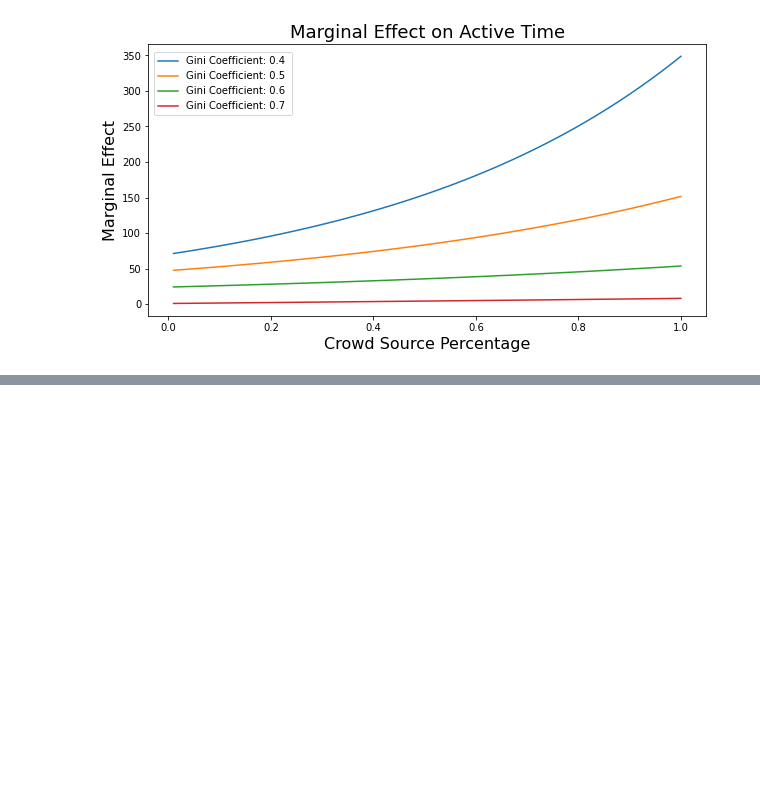
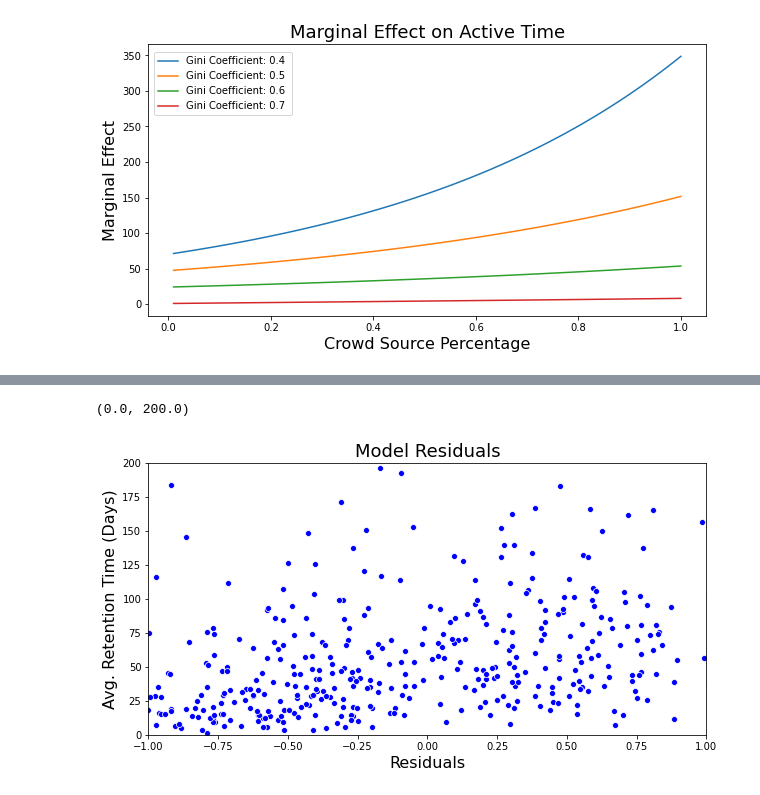
Before and after one commit to MthwRobinson/sh-network-paper, a Jupyter notebook: notebooks/analysis.ipynb, the cells around one changed output, grey strips where cells are left out. Cells and saved outputs as stored; diff of their text form; code cells hidden in the pictures; blank space fills up the shorter version.

```diff
--- a/notebooks/analysis.ipynb
+++ b/notebooks/analysis.ipynb
@@ -1230,0 +1248,14 @@ Text(0.5, 0, 'Crowd Source Percentage')
+# %%
+formula = """
+avg_retention_time ~ -1 + crowd_pct + crowd_pct_2 + crowd_pct_3 +
+    gini_coefficient + avg_clustering +
+    giniXavg_min_path + giniXclustering +
+    avg_min_path_2 + avg_active_time + total_issues + project_age + total_contributors
+"""
+y, X = dmatrices(formula,
+                 data=data, return_type='dataframe')
+mod = sm.GLM(y, X, family=sm.families.Gamma(link=sm.families.links.log))
+res = mod.fit()
+print(1 - (res.deviance/res.null_deviance))
+print(len(res.params))
+print(res.summary())
@@ -1230,0 +1282,11 @@ Text(0.5, 0, 'Crowd Source Percentage')
+# %%
+plt.figure(figsize=(10, 5))
+sns.scatterplot(x=res.resid_anscombe_scaled, y=data['avg_retention_time'], color='blue')
+plt.title('Model Residuals', fontsize=18)
+plt.xlabel('Residuals', fontsize=16)
+plt.ylabel('Avg. Retention Time (Days)', fontsize=16)
+plt.xlim([-1, 1])
+plt.ylim([0, 200])
+# %% [output]
+(0.0, 200.0)
+[figure, added]
```
Also changed, not shown: parts of 32 cells of this notebook, 1 other file.
